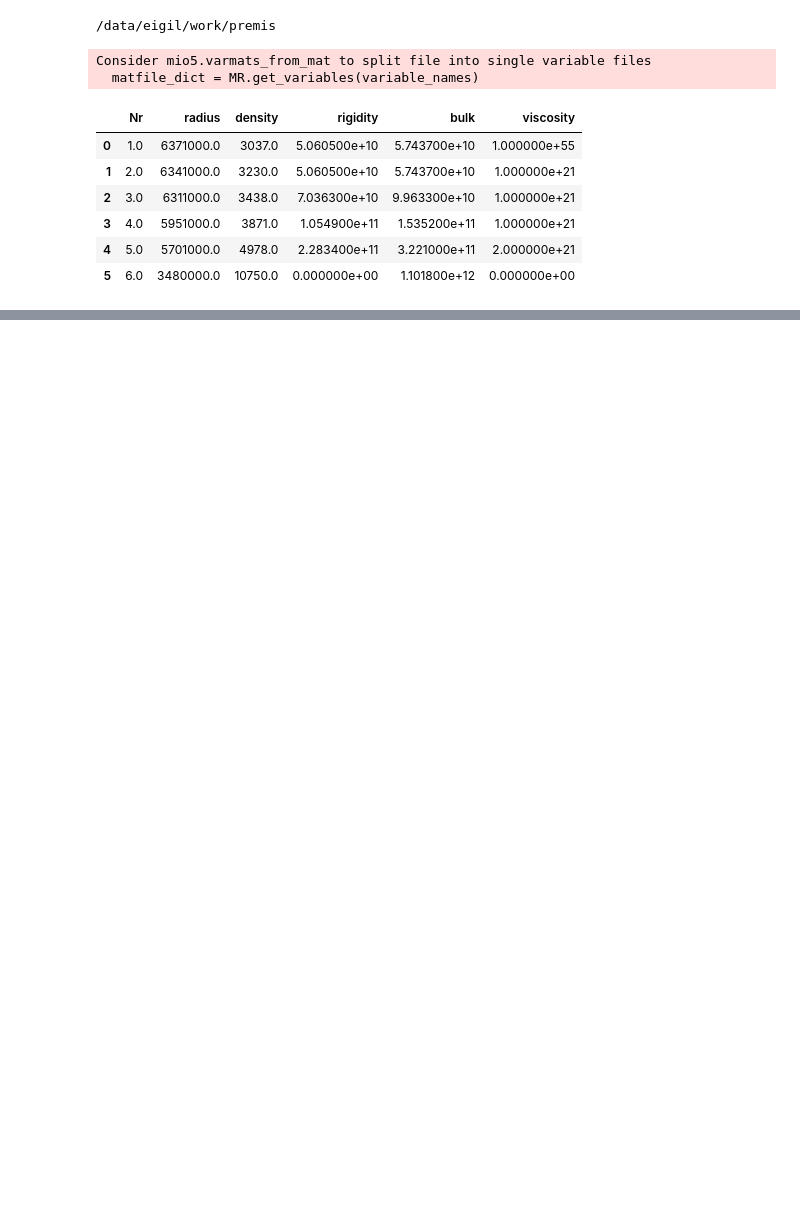
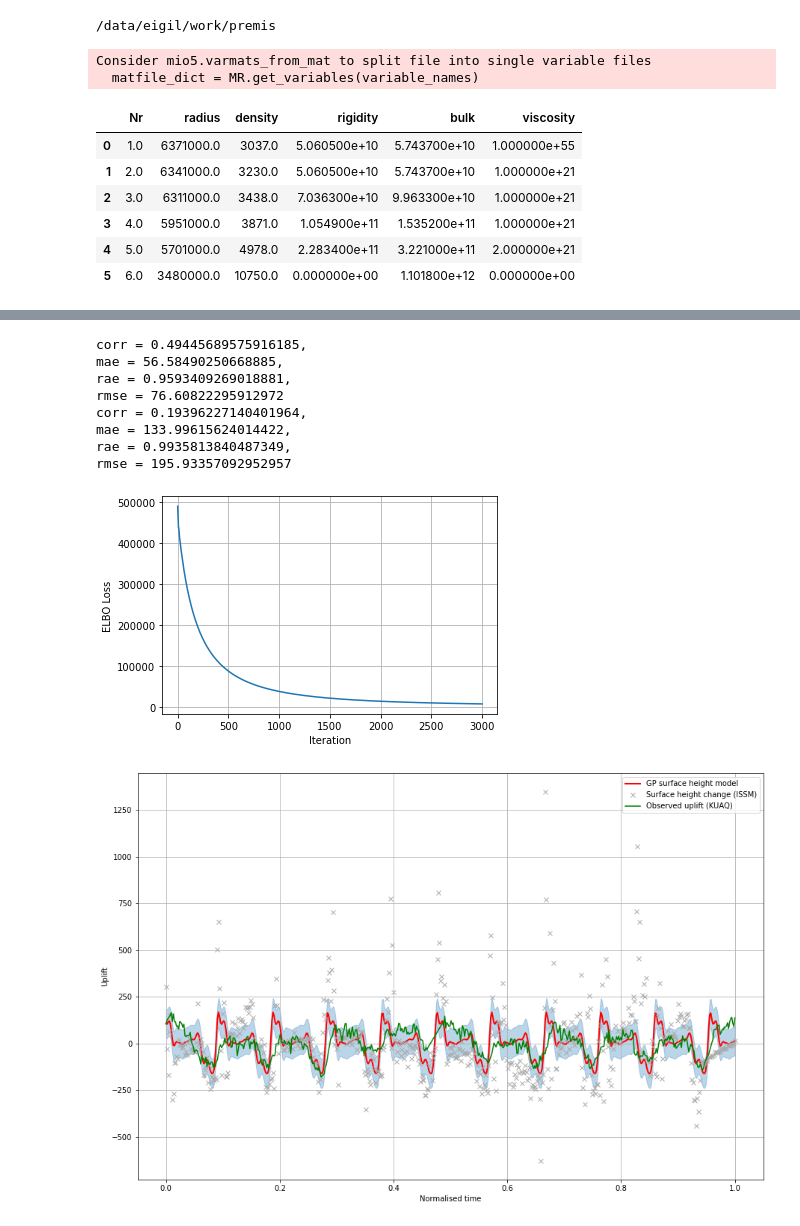
Before and after one commit to eyhl/premis, a Jupyter notebook: notebooks/gp_thickness.ipynb, the cells around one changed output, grey strips where cells are left out. Cells and saved outputs as stored; diff of their text form; code cells hidden in the pictures; blank space fills up the shorter version.

```diff
--- a/notebooks/gp_thickness.ipynb
+++ b/notebooks/gp_thickness.ipynb
@@ -327,6 +132,0 @@ vsgp = VariationalGP(X_train_tensor.view(-1,), y_train_tensor.view(-1,), kernel,
-# %%
-# instead of defining our own training loop, we will
-# use the built-in support provided by the GP module
-num_steps = 1500
-losses = gp.util.train(vsgp, num_steps=num_steps)
-plt.plot(losses);
@@ -622,0 +169,51 @@ rmse = 1.1688547563568734
+# %%
+
+plt.figure()
+plt.plot(losses)
+plt.xlabel("Iteration")
+plt.ylabel("ELBO Loss")
+plt.grid()
+plt.savefig("./GP_loss.png", dpi=400)
+
+plt.figure(figsize=(15, 10))
+ax = plt.gca()
+upl = detrend(uplift)
+X_test = torch.linspace(0, 1, len(uplift)).double()  # test inputs
+# plot(X_test, model=gpr, plot_observed_data=True, plot_predictions=True, limits=[0, 1])
+mean, cov = gpr(X_test, full_cov=True, noiseless=False)
+sd = cov.diag().sqrt()  # standard deviation at each input point x
+
+with torch.no_grad():
+    ax.plot(X_test.numpy(), mean.numpy(), "r", lw=2, label="GP surface height model")  # plot the mean
+    ax.fill_between(
+        X_test.numpy(),  # plot the two-sigma uncertainty about the mean
+        (mean - 2.0 * sd).numpy(),
+        (mean + 2.0 * sd).numpy(),
+        color="C0",
+        alpha=0.3,
+    )
+
+plt.plot(X_test, y, linestyle="None", marker="x", label="Surface height change (ISSM)", color="darkgrey")
+plt.plot(X_test, 10 * upl, label="Observed uplift (KUAQ)", color="green")
+plt.xlabel("Normalised time")
+plt.ylabel("Uplift")
+plt.grid()
+plt.legend()
+plt.savefig("./GP_spregression.png", dpi=400)
+
+preds = gpr(X_test, full_cov=True)[0].detach()
+corr, mae, rae, rmse = compute_error(preds.numpy(), upl)
+print(f"corr = {corr}, \nmae = {mae}, \nrae = {rae}, \nrmse = {rmse}")
+corr, mae, rae, rmse = compute_error(y.numpy(), upl) # (upl - np.mean(upl)) / np.std(upl)
+print(f"corr = {corr}, \nmae = {mae}, \nrae = {rae}, \nrmse = {rmse}")
+# %% [output]
+corr = 0.49445689575916185,
+mae = 56.58490250668885,
+rae = 0.9593409269018881,
+rmse = 76.60822295912972
+corr = 0.19396227140401964,
+mae = 133.99615624014422,
+rae = 0.9935813840487349,
+rmse = 195.93357092952957
+[figure, added]
+[figure, added]
```
Also changed, not shown: parts of 67 cells of this notebook, 4 other files.
